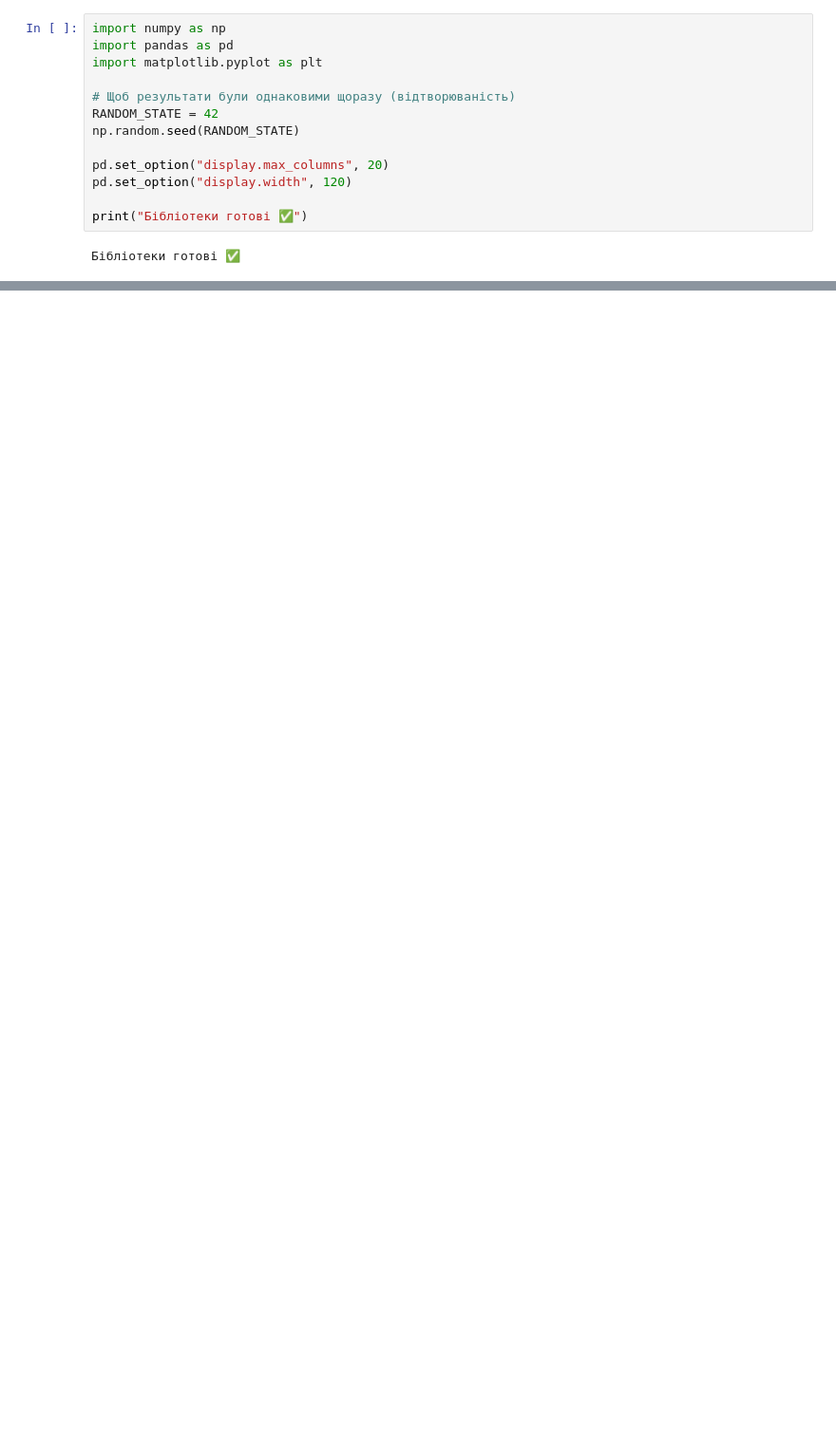
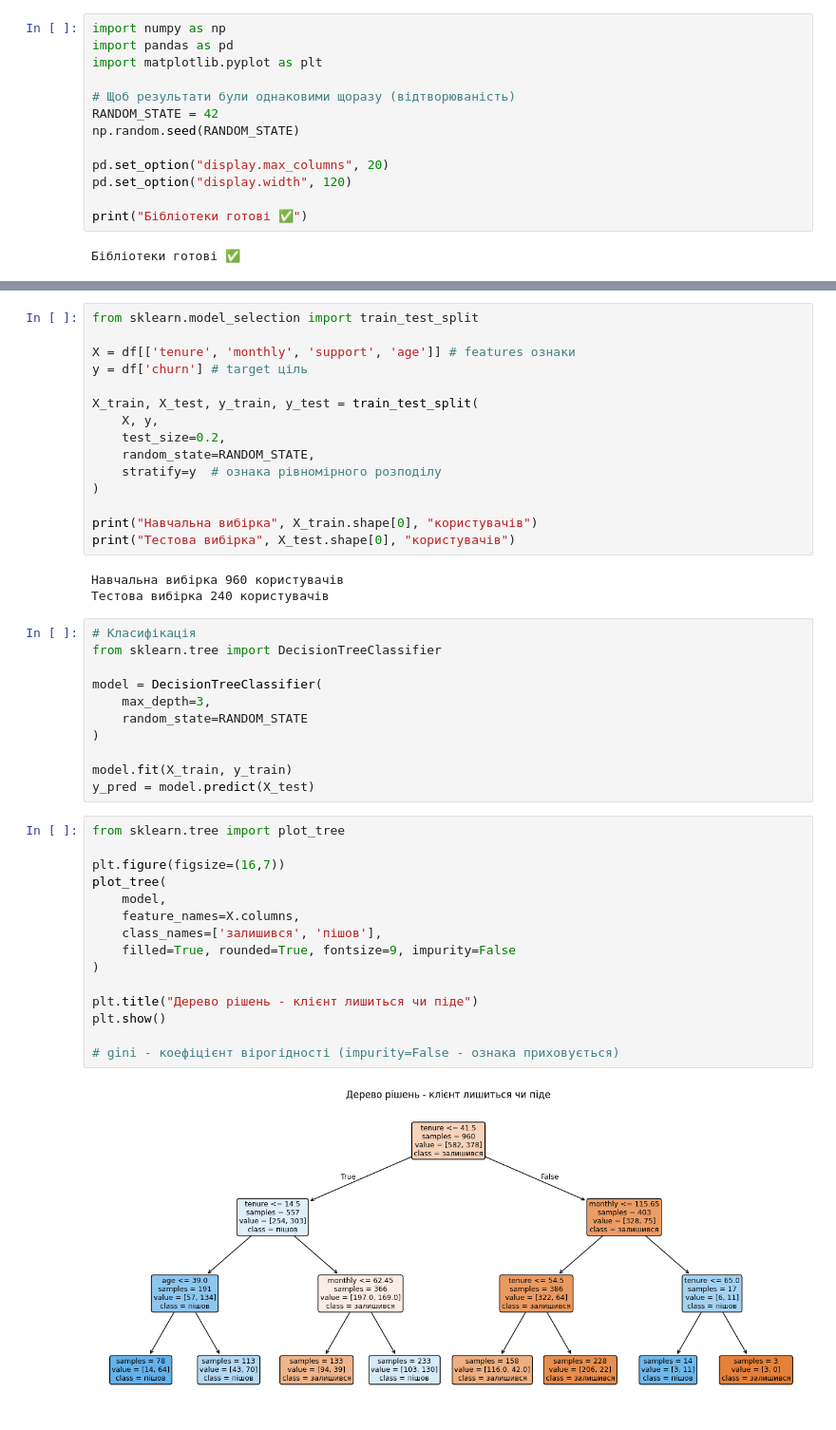
Before and after one commit to NadiiaIvashchuk/DTA_2026, a Jupyter notebook: ML/Classification_DecisionTreeClassifier.ipynb, the cells around one changed output, grey strips where cells are left out. Shown at 95% size. Drawn from its saved outputs; the diff is of its cells as text; blank space fills up the shorter version.

Commit message:
Model - Tree

```diff
--- a/ML/Classification_DecisionTreeClassifier.ipynb
+++ b/ML/Classification_DecisionTreeClassifier.ipynb
@@ -48,3 +48,49 @@ cdf.head()
 | 2 | 61 | 43.2 | 4 | 73 | 0 |
 | 3 | 21 | 87.1 | 0 | 46 | 1 |
 | 4 | 24 | 65.9 | 1 | 69 | 1 |
+# %%
+from sklearn.model_selection import train_test_split
+
+X = df[['tenure', 'monthly', 'support', 'age']] # features ознаки
+y = df['churn'] # target ціль
+
+X_train, X_test, y_train, y_test = train_test_split(
+    X, y,
+    test_size=0.2,
+    random_state=RANDOM_STATE,
+    stratify=y  # ознака рівномірного розподілу
+)
+
+print("Навчальна вибірка", X_train.shape[0], "користувачів")
+print("Тестова вибірка", X_test.shape[0], "користувачів")
+# %% [output]
+Навчальна вибірка 960 користувачів
+Тестова вибірка 240 користувачів
+# %%
+# Класифікація
+from sklearn.tree import DecisionTreeClassifier
+
+model = DecisionTreeClassifier(
+    max_depth=3,
+    random_state=RANDOM_STATE
+)
+
+model.fit(X_train, y_train)
+y_pred = model.predict(X_test)
+# %%
+from sklearn.tree import plot_tree
+
+plt.figure(figsize=(16,7))
+plot_tree(
+    model,
+    feature_names=X.columns,
+    class_names=['залишився', 'пішов'],
+    filled=True, rounded=True, fontsize=9, impurity=False
+)
+
+plt.title("Дерево рішень - клієнт лишиться чи піде")
+plt.show()
+
+# gini - коефіцієнт вірогідності (impurity=False - ознака приховується)
+# %% [output]
+[figure, added]
```
Also changed, not shown: parts of 1 cell of this notebook.
